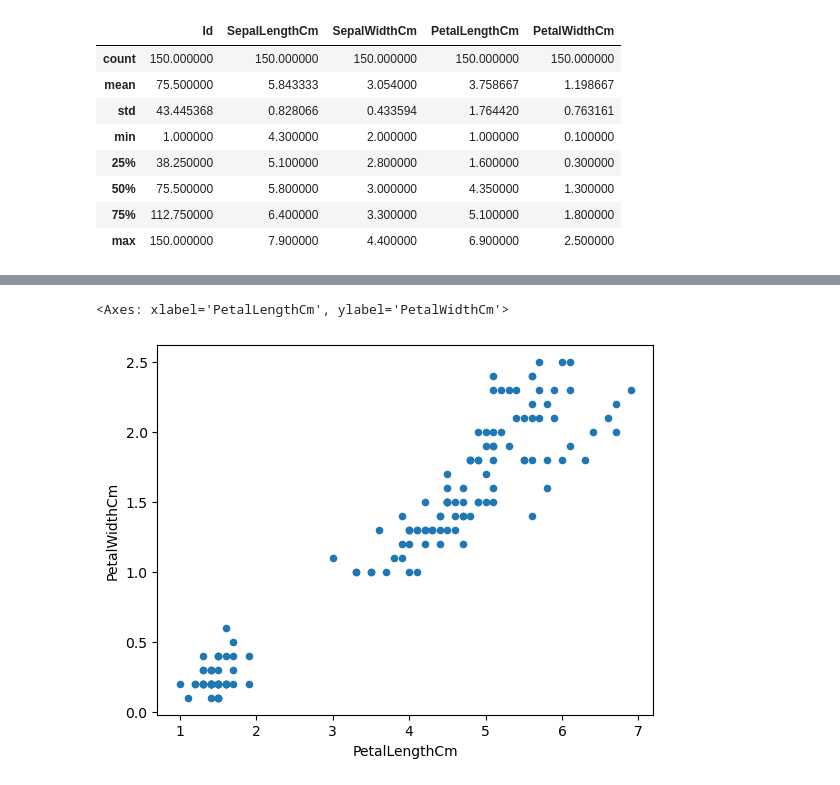
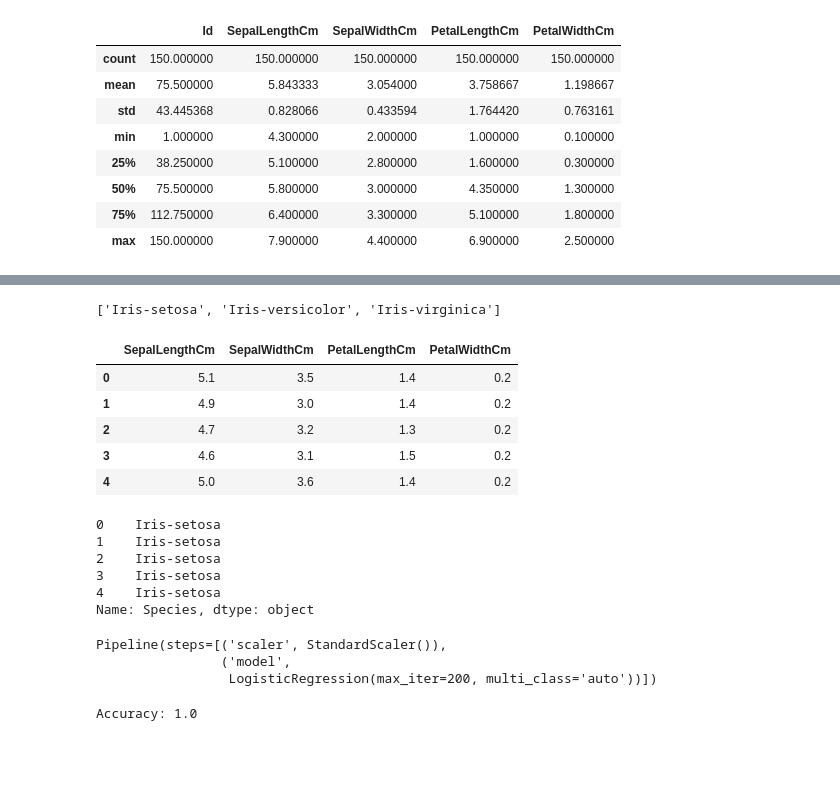
Before and after one commit to denesmbezi/iris_flower_prediction, a Jupyter notebook: iris_flower.ipynb, the cells around one changed output, grey strips where cells are left out. Saved outputs shown, nothing was run; the diff lists cells and outputs as text; code cells hidden in the pictures; blank space fills up the shorter version.

Commit message:
Adding model training

```diff
--- a/iris_flower.ipynb
+++ b/iris_flower.ipynb
@@ -71,8 +65,25 @@ dataset.boxplot(figsize=(10,6))
-# %%
-dataset.plot.scatter(
-    x="PetalLengthCm",
-    y="PetalWidthCm"
-)
-# %% [output]
-<Axes: xlabel='PetalLengthCm', ylabel='PetalWidthCm'>
-[figure, removed]
+# %%
+train_data = dataset.drop(columns=["Species", "Id"])
+test_data = dataset["Species"]
+# %%
+np.unique(test_data).tolist()
+# %% [output]
+['Iris-setosa', 'Iris-versicolor', 'Iris-virginica']
+# %%
+train_data.head()
+# %% [output]
+|  | SepalLengthCm | SepalWidthCm | PetalLengthCm | PetalWidthCm |
+| 0 | 5.1 | 3.5 | 1.4 | 0.2 |
+| 1 | 4.9 | 3.0 | 1.4 | 0.2 |
+| 2 | 4.7 | 3.2 | 1.3 | 0.2 |
+| 3 | 4.6 | 3.1 | 1.5 | 0.2 |
+| 4 | 5.0 | 3.6 | 1.4 | 0.2 |
+# %%
+test_data.head()
+# %% [output]
+0    Iris-setosa
+1    Iris-setosa
+2    Iris-setosa
+3    Iris-setosa
+4    Iris-setosa
+Name: Species, dtype: object
@@ -78,0 +94,15 @@ dataset.plot.scatter(
+# %%
+pipeline = Pipeline([
+    ("scaler", StandardScaler()),
+    ("model", LogisticRegression(
+        multi_class="auto",
+        solver="lbfgs",
+        max_iter=200
+    ))
+])
+
+pipeline.fit(X_train, y_train)
+# %% [output]
+Pipeline(steps=[('scaler', StandardScaler()),
+                ('model',
+                 LogisticRegression(max_iter=200, multi_class='auto'))])
@@ -78,0 +111,5 @@ dataset.plot.scatter(
+# %%
+accuracy = accuracy_score(y_test, y_pred)
+print("Accuracy:", accuracy)
+# %% [output]
+Accuracy: 1.0
```
Also changed, not shown: parts of 7 cells of this notebook.
